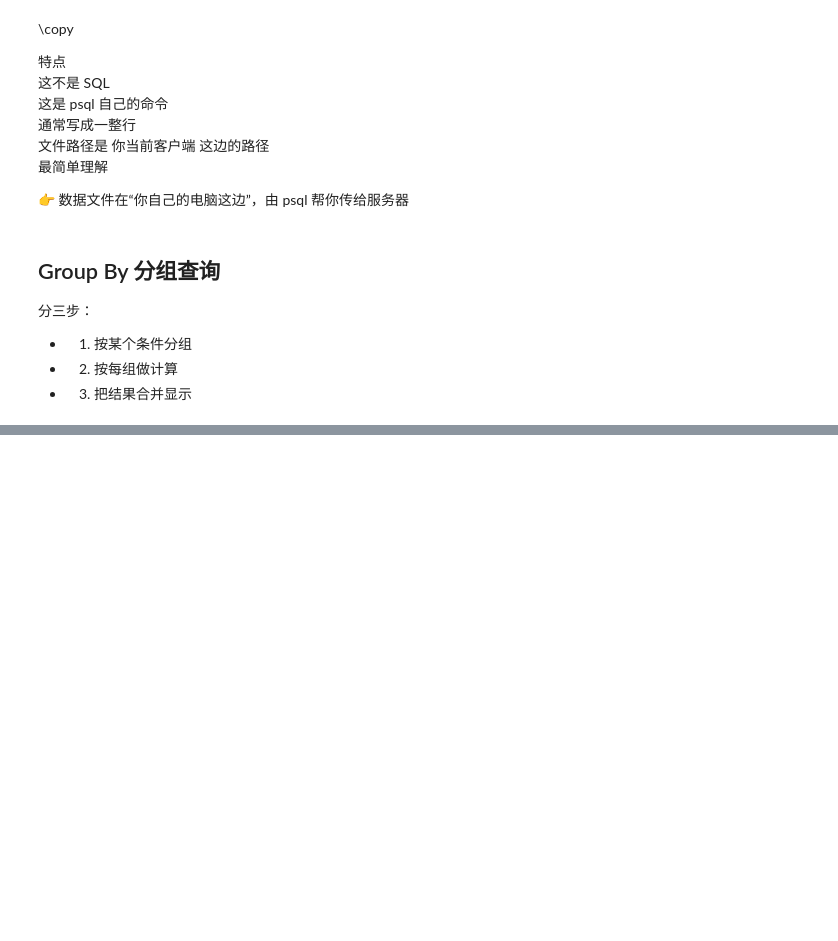
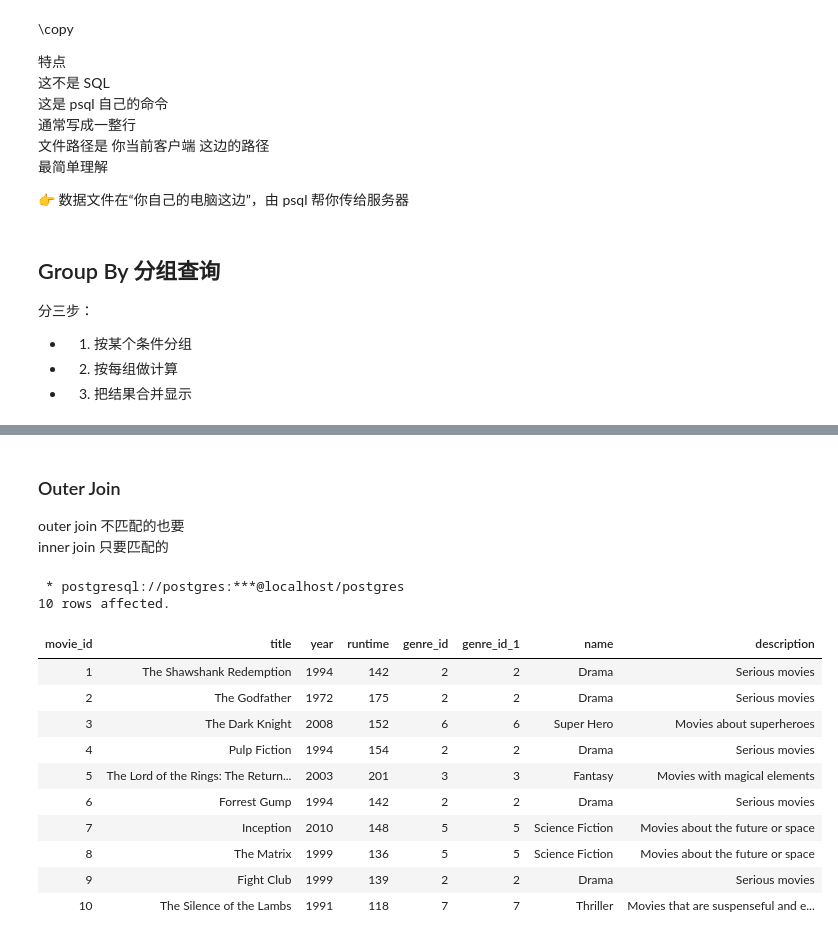
Before and after one commit to LouisaFrancious/DMA-Note, a Jupyter notebook: Database/SQL.ipynb, the cells around one changed output, grey strips where cells are left out. Drawn from its saved outputs; the diff is of its cells as text; code cells hidden in the pictures; blank space fills up the shorter version.

```diff
--- a/Database/SQL.ipynb
+++ b/Database/SQL.ipynb
@@ -100,0 +644,21 @@ COPY table_name FROM '/path/file.csv' CSV HEADER;
+# %% [markdown]
+### Outer Join
+outer join 不匹配的也要
+inner join 只要匹配的
+# %%
+%%sql
+SELECT * FROM movie LEFT OUTER JOIN genre ON movie.genre_id = genre.genre_id;
+# %% [output]
+ * postgresql://postgres:***@localhost/postgres
+10 rows affected.
+| movie_id | title | year | runtime | genre_id | genre_id_1 | name | description |
+| 1 | The Shawshank Redemption | 1994 | 142 | 2 | 2 | Drama | Serious movies |
+| 2 | The Godfather | 1972 | 175 | 2 | 2 | Drama | Serious movies |
+| 3 | The Dark Knight | 2008 | 152 | 6 | 6 | Super Hero | Movies about superheroes |
+| 4 | Pulp Fiction | 1994 | 154 | 2 | 2 | Drama | Serious movies |
+| 5 | The Lord of the Rings: The Return... | 2003 | 201 | 3 | 3 | Fantasy | Movies with magical elements |
+| 6 | Forrest Gump | 1994 | 142 | 2 | 2 | Drama | Serious movies |
+| 7 | Inception | 2010 | 148 | 5 | 5 | Science Fiction | Movies about the future or space |
+| 8 | The Matrix | 1999 | 136 | 5 | 5 | Science Fiction | Movies about the future or space |
+| 9 | Fight Club | 1999 | 139 | 2 | 2 | Drama | Serious movies |
+| 10 | The Silence of the Lambs | 1991 | 118 | 7 | 7 | Thriller | Movies that are suspenseful and e... |
```
Also changed, not shown: parts of 74 cells of this notebook.
